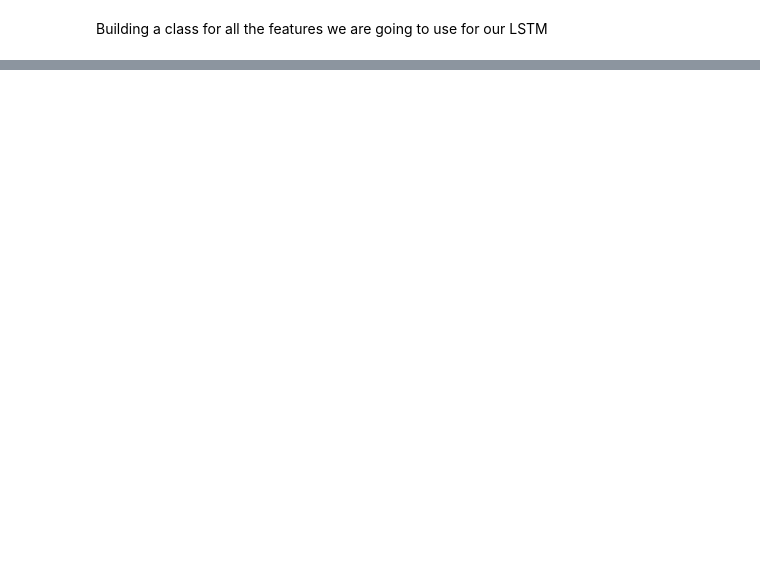
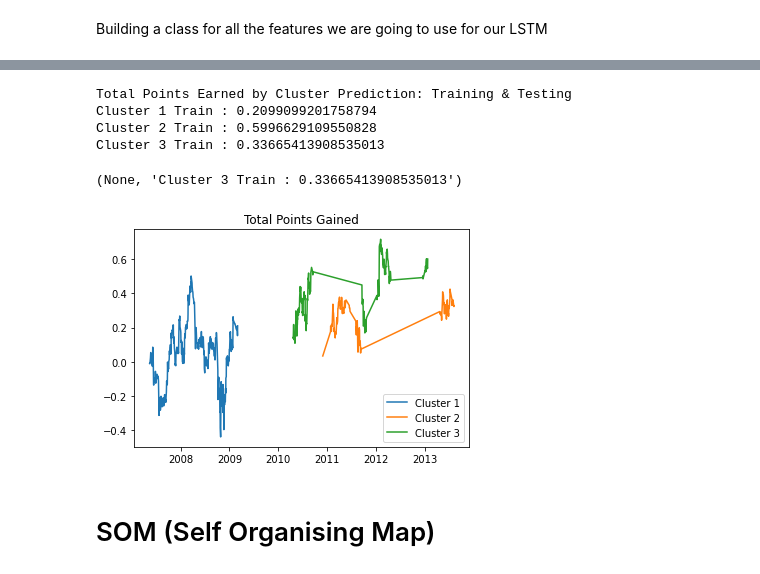
Before and after one commit to bavin342/Data-Science, a Jupyter notebook: CQF_LSTM_Project.ipynb, the cells around one changed output, grey strips where cells are left out. Saved outputs shown, nothing was run; the diff lists cells and outputs as text; code cells hidden in the pictures; blank space fills up the shorter version.

```diff
--- a/CQF_LSTM_Project.ipynb
+++ b/CQF_LSTM_Project.ipynb
@@ -170,0 +540,23 @@ display(df),plot_df(df,'Date', 'Close')
+# %%
+# Output the results
+print("Total Points Earned by Cluster Prediction: Training & Testing")
+print('Cluster 1 Train : {}'.format(df_train['return'].loc[df_train.Target==0].sum())), 'Cluster 1 Train : {}'.format(df_train['return'].loc[df_train.Target==0].sum())
+print('Cluster 2 Train : {}'.format(df_train['return'].loc[df_train.Target==2].sum())), 'Cluster 2 Train : {}'.format(df_train['return'].loc[df_train.Target==2].sum())
+print('Cluster 3 Train : {}'.format(df_train['return'].loc[df_train.Target==3].sum())), 'Cluster 3 Train : {}'.format(df_train['return'].loc[df_train.Target==3].sum())
+# %% [output]
+Total Points Earned by Cluster Prediction: Training & Testing
+Cluster 1 Train : 0.2099099201758794
+Cluster 2 Train : 0.5996629109550828
+Cluster 3 Train : 0.33665413908535013
+(None, 'Cluster 3 Train : 0.33665413908535013')
+# %%
+plt.plot(np.cumsum(df_train['return'].loc[df_train['Target'] == 0]),label='Cluster 1')
+plt.plot(np.cumsum(df_train['return'].loc[df_train['Target'] == 1]),label='Cluster 2')
+plt.plot(np.cumsum(df_train['return'].loc[df_train['Target'] == 2]),label='Cluster 3')
+plt.title('Total Points Gained')
+plt.legend()
+plt.show()
+# %% [output]
+[figure, added]
+# %% [markdown]
+# SOM (Self Organising Map)
```
Also changed, not shown: parts of 45 cells of this notebook.
